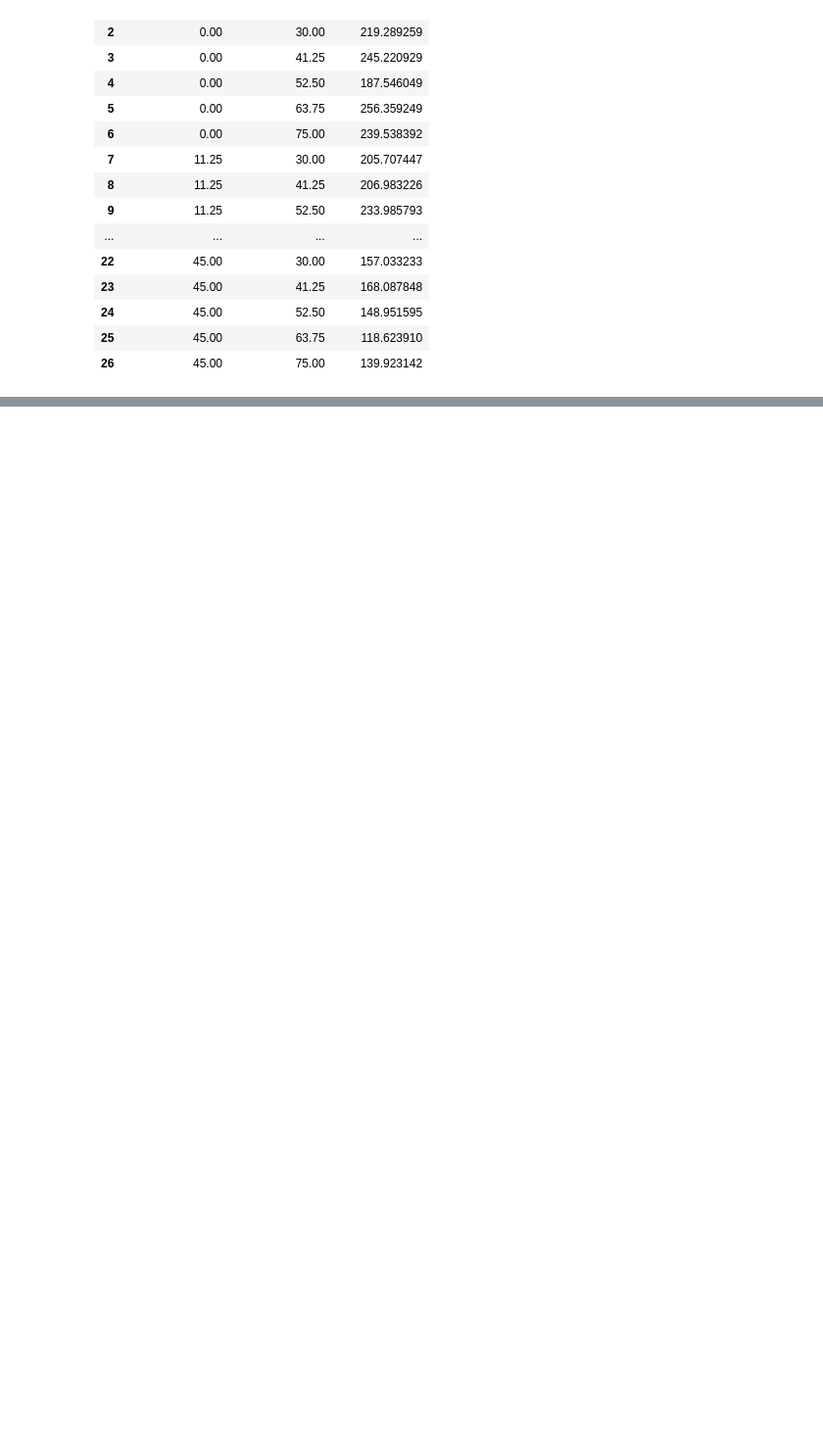
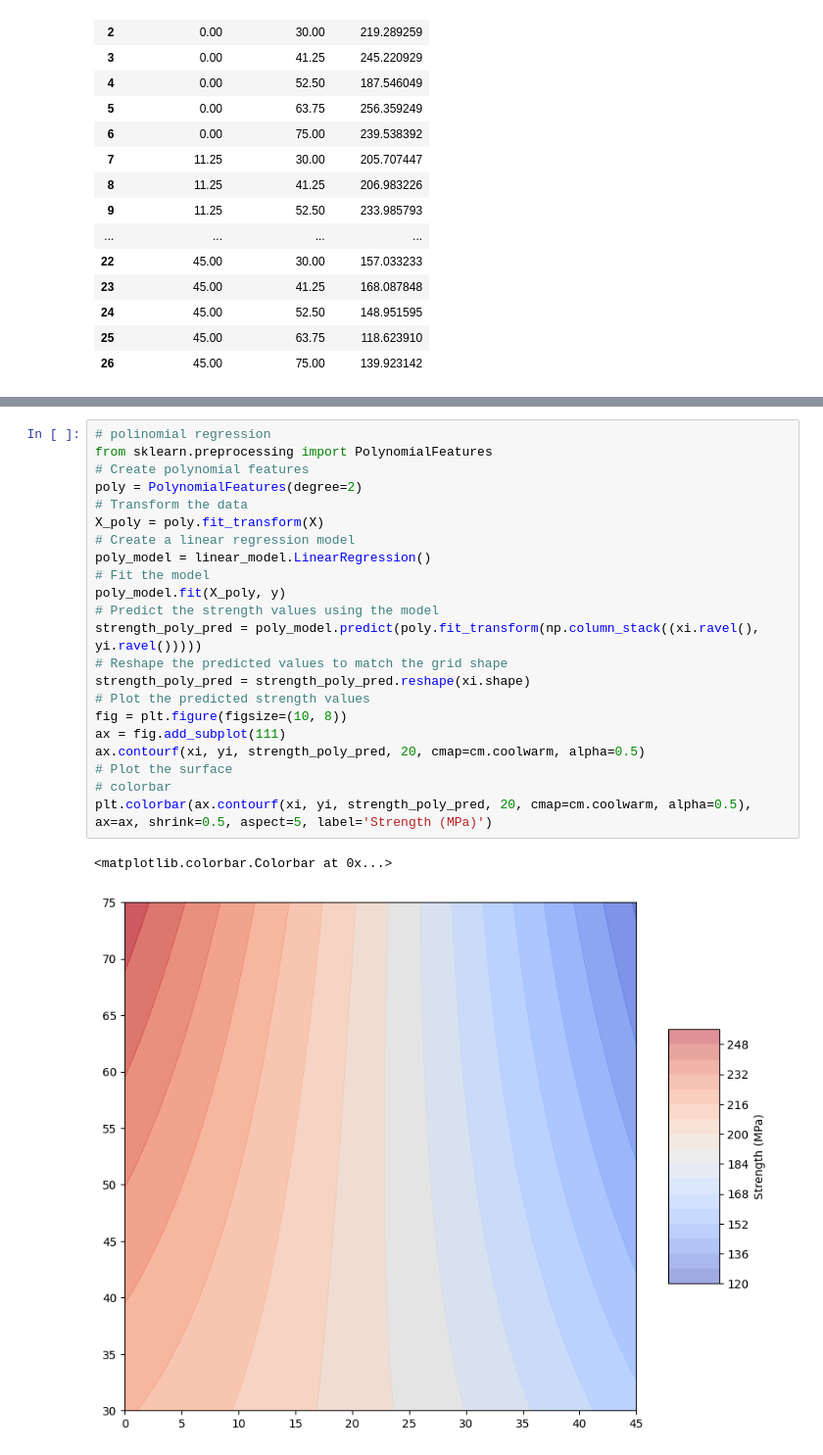
Before and after one commit to djoroya/DIMAT_DATA_CLEAN_AITEX, a Jupyter notebook: scripts/T02_modelling/T08_physical_data.ipynb, the cells around one changed output, grey strips where cells are left out. Shown at 98% size. Drawn from its saved outputs; the diff is of its cells as text; blank space fills up the shorter version.

```diff
--- a/scripts/T02_modelling/T08_physical_data.ipynb
+++ b/scripts/T02_modelling/T08_physical_data.ipynb
@@ -71,0 +106,25 @@ Text(0.5, 1.0, 'Strength (MPa) vs Orientation and Crystallinity')
+# %%
+# polinomial regression
+from sklearn.preprocessing import PolynomialFeatures
+# Create polynomial features
+poly = PolynomialFeatures(degree=2)
+# Transform the data
+X_poly = poly.fit_transform(X)
+# Create a linear regression model
+poly_model = linear_model.LinearRegression()
+# Fit the model
+poly_model.fit(X_poly, y)
+# Predict the strength values using the model
+strength_poly_pred = poly_model.predict(poly.fit_transform(np.column_stack((xi.ravel(), yi.ravel()))))
+# Reshape the predicted values to match the grid shape
+strength_poly_pred = strength_poly_pred.reshape(xi.shape)
+# Plot the predicted strength values
+fig = plt.figure(figsize=(10, 8))
+ax = fig.add_subplot(111)
+ax.contourf(xi, yi, strength_poly_pred, 20, cmap=cm.coolwarm, alpha=0.5)
+# Plot the surface
+# colorbar
+plt.colorbar(ax.contourf(xi, yi, strength_poly_pred, 20, cmap=cm.coolwarm, alpha=0.5), ax=ax, shrink=0.5, aspect=5, label='Strength (MPa)')
+# %% [output]
+<matplotlib.colorbar.Colorbar at 0x...>
+[figure, added]
```
Also changed, not shown: parts of 7 cells of this notebook, 2 other files.
